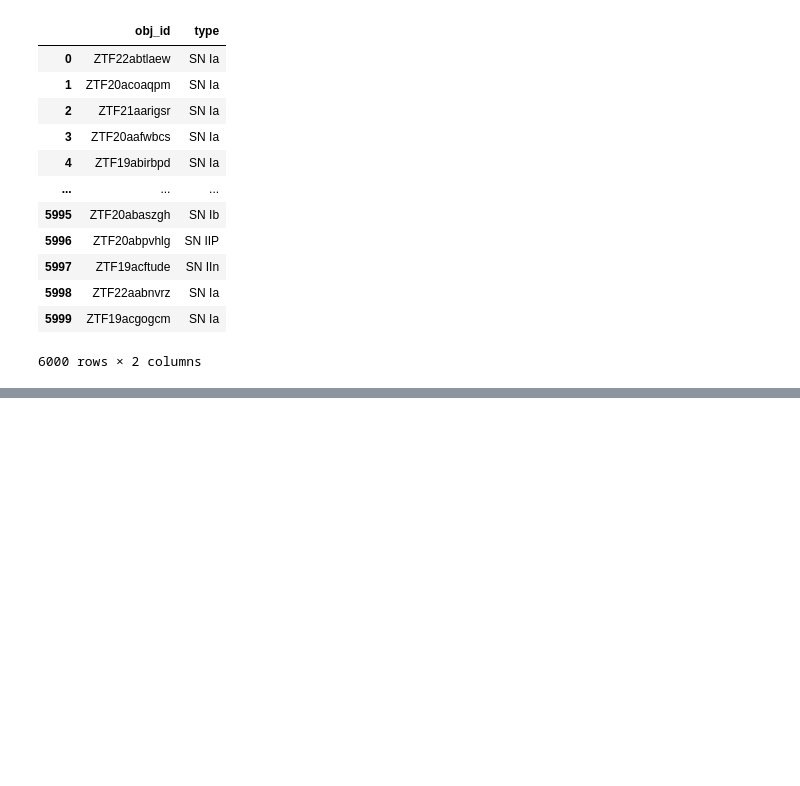
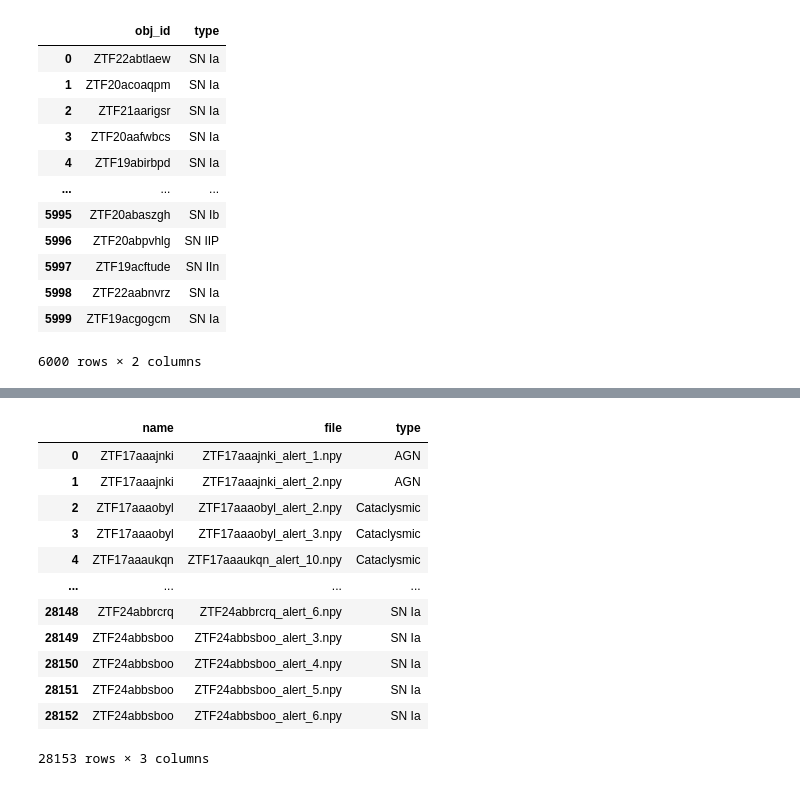
Before and after one commit to ajunell/AppleCider, a Jupyter notebook: 001-data-processing.ipynb, the cells around one changed output, grey strips where cells are left out. Saved outputs shown, nothing was run; the diff lists cells and outputs as text; code cells hidden in the pictures; blank space fills up the shorter version.

```diff
--- a/001-data-processing.ipynb
+++ b/001-data-processing.ipynb
@@ -24,5 +24,5 @@ import src_dataloader.plot_data as plot_data
 # %%
-SEDM_dataset = pd.read_csv('/AppleCider/SEDM_dataset.csv')
+SEDM_dataset = pd.read_csv('AppleCider/SEDM_dataset.csv')
 SEDM_dataset
 # %% [output]
 |  | obj_id | type |
@@ -190,6 +206,6 @@ dataset_train.preprocess_data(train_df, data_dir)
 dataset_train.preprocess_and_save()
 # %%
 # make dataframe of object IDs with associated alert file names, and clasification
-data_test, data_train = DataSorter.create_df_of_object_alerts_in_dataset(test_df, train_df, TEST_DATA_PATH, TRAIN_DATA_PATH
+data_test, data_train = DataSorter.create_df_of_object_alerts_in_dataset(test_df, train_df, TEST_DATA_PATH, TRAIN_DATA_PATH)
 # %%
 data_test
@@ -196 +226,17 @@ data_test
+# %%
+data_train
+# %% [output]
+|  | name | file | type |
+| 0 | ZTF17aaajnki | ZTF17aaajnki_alert_1.npy | AGN |
+| 1 | ZTF17aaajnki | ZTF17aaajnki_alert_2.npy | AGN |
+| 2 | ZTF17aaaobyl | ZTF17aaaobyl_alert_2.npy | Cataclysmic |
+| 3 | ZTF17aaaobyl | ZTF17aaaobyl_alert_3.npy | Cataclysmic |
+| 4 | ZTF17aaaukqn | ZTF17aaaukqn_alert_10.npy | Cataclysmic |
+| ... | ... | ... | ... |
+| 28148 | ZTF24abbrcrq | ZTF24abbrcrq_alert_6.npy | SN Ia |
+| 28149 | ZTF24abbsboo | ZTF24abbsboo_alert_3.npy | SN Ia |
+| 28150 | ZTF24abbsboo | ZTF24abbsboo_alert_4.npy | SN Ia |
+| 28151 | ZTF24abbsboo | ZTF24abbsboo_alert_5.npy | SN Ia |
+| 28152 | ZTF24abbsboo | ZTF24abbsboo_alert_6.npy | SN Ia |
+28153 rows × 3 columns
 # %%
```
Also changed, not shown: parts of 10 cells of this notebook.
